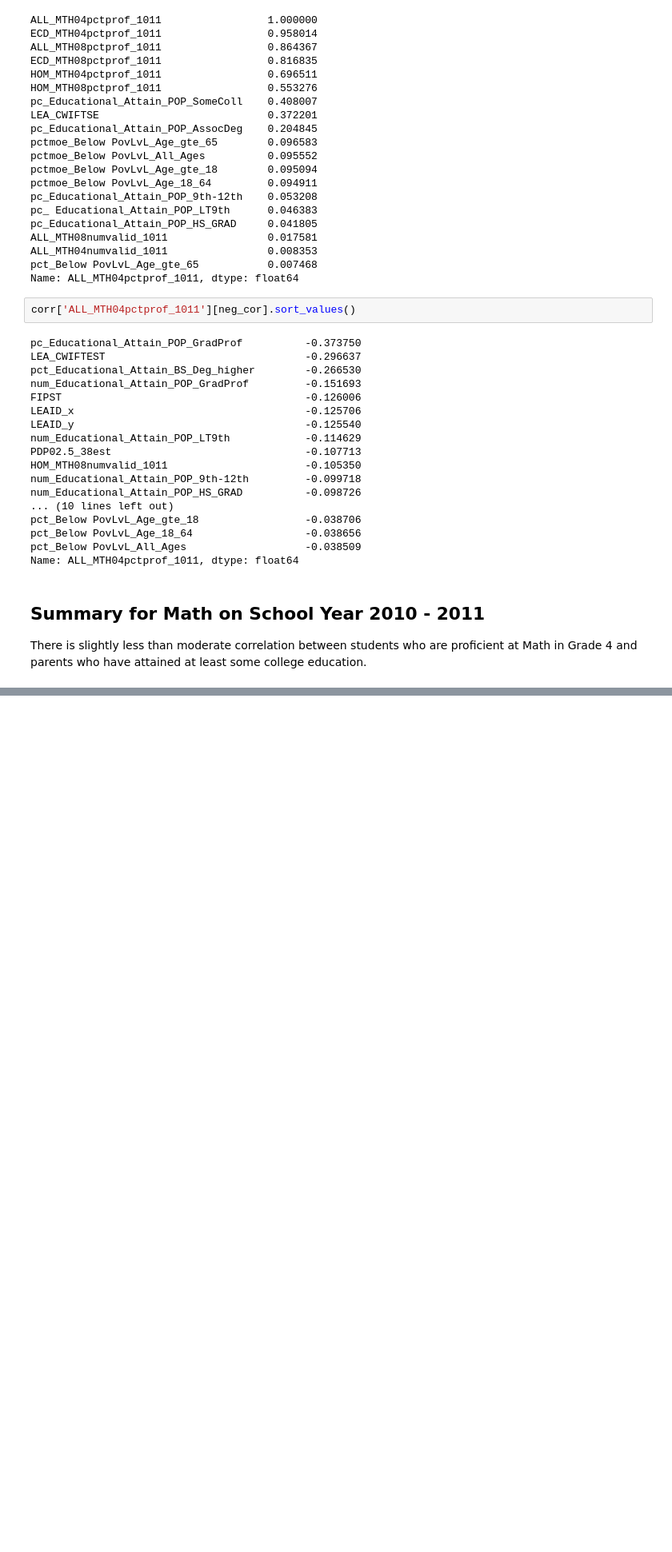
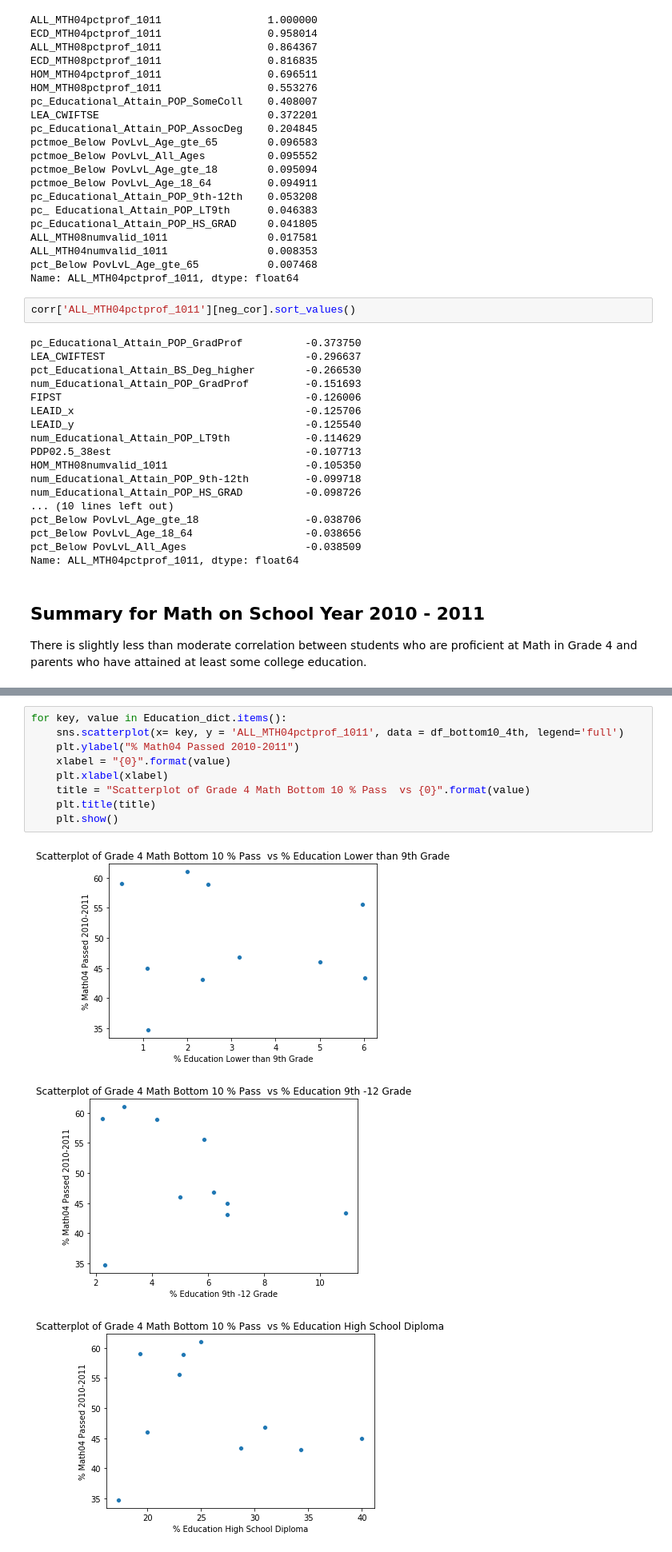
Before and after one commit to jcorteza/ds4a-team82, a Jupyter notebook: Final_EDA.ipynb, the cells around one changed output, grey strips where cells are left out. Shown at 80% size. Drawn from its saved outputs; the diff is of its cells as text; blank space fills up the shorter version.

```diff
--- a/Final_EDA.ipynb
+++ b/Final_EDA.ipynb
@@ -416,0 +501,13 @@ There is slightly less  than moderate correlation between students who are profi
+# %%
+for key, value in Education_dict.items():
+    sns.scatterplot(x= key, y = 'ALL_MTH04pctprof_1011', data = df_bottom10_4th, legend='full')
+    plt.ylabel("% Math04 Passed 2010-2011")
+    xlabel = "{0}".format(value)
+    plt.xlabel(xlabel)
+    title = "Scatterplot of Grade 4 Math Bottom 10 % Pass  vs {0}".format(value)
+    plt.title(title)
+    plt.show()
+# %% [output]
+[figure, added]
+[figure, added]
+[figure, added]
```
Also changed, not shown: parts of 19 cells of this notebook.
